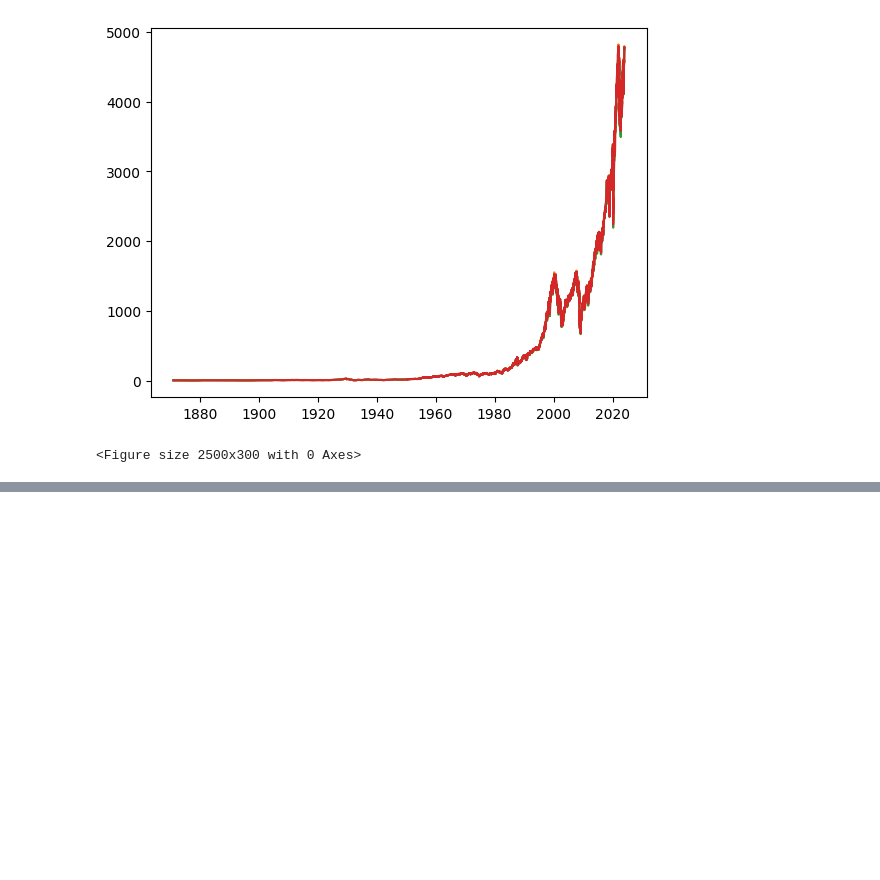
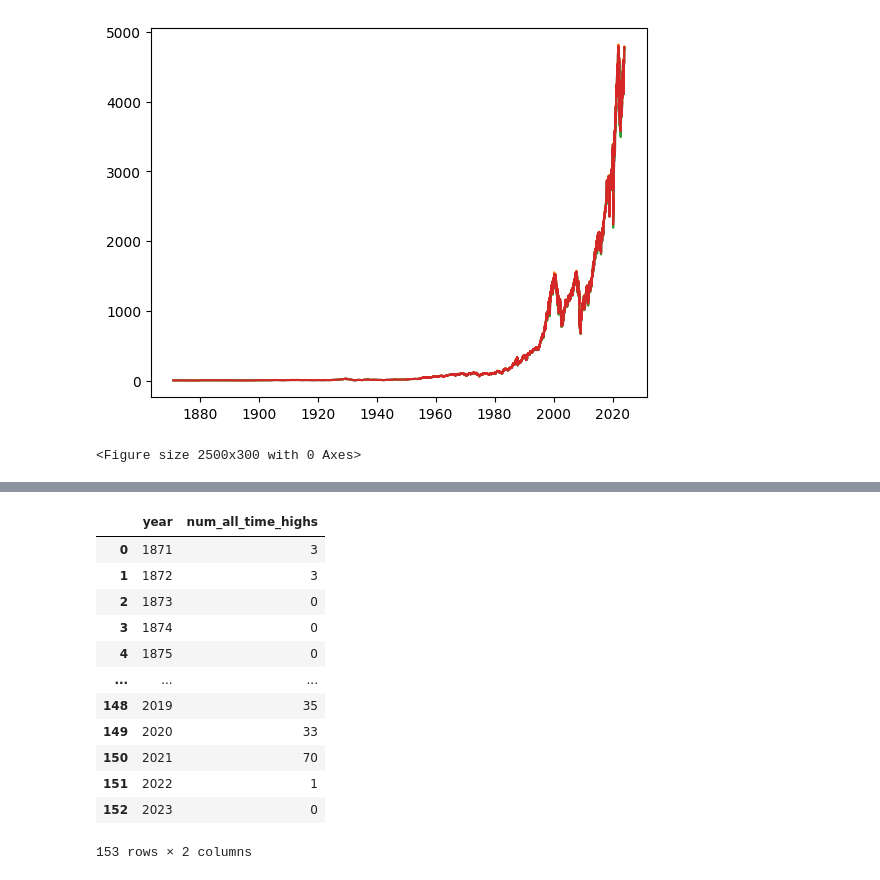
Before and after one commit to RadonUmar/TradingApp, a Jupyter notebook: SPXdata.ipynb, the cells around one changed output, grey strips where cells are left out. Cells and saved outputs as stored; diff of their text form; code cells hidden in the pictures; blank space fills up the shorter version.

```diff
--- a/SPXdata.ipynb
+++ b/SPXdata.ipynb
@@ -30,3 +32,7 @@ plt.show()
 # %% [output]
 [figure]
 <Figure size 2500x300 with 0 Axes>
+# %%
+spx.rename(columns={"time": "date"}, inplace=True)
+
+print(spx.head)
@@ -32,0 +55,26 @@ plt.show()
+# %%
+from matplotlib.table import table
+
+
+spx['year'] = spx.index.year
+
+all_time_highs = spx.groupby('year')['close'].max()
+
+print(spx, all_time_highs)
+
+all_time_high = float('-inf')
+all_time_highs_per_year = {'year': [], 'num_all_time_highs': []}
+
+for year, group in spx.groupby('year'):
+    num_all_time_highs = 0
+    for _, row in group.iterrows():
+        if row['close'] > all_time_high:
+            all_time_high = row['close']
+            num_all_time_highs += 1
+    all_time_highs_per_year['year'].append(year)
+    all_time_highs_per_year['num_all_time_highs'].append(num_all_time_highs)
+
+df_all_time_highs = pd.DataFrame(all_time_highs_per_year)
+
+print(spx)
+print(df_all_time_highs)
@@ -32,0 +99,16 @@ plt.show()
+# %%
+df_all_time_highs
+# %% [output]
+|  | year | num_all_time_highs |
+| 0 | 1871 | 3 |
+| 1 | 1872 | 3 |
+| 2 | 1873 | 0 |
+| 3 | 1874 | 0 |
+| 4 | 1875 | 0 |
+| ... | ... | ... |
+| 148 | 2019 | 35 |
+| 149 | 2020 | 33 |
+| 150 | 2021 | 70 |
+| 151 | 2022 | 1 |
+| 152 | 2023 | 0 |
+153 rows × 2 columns
```
Also changed, not shown: parts of 3 cells of this notebook.
